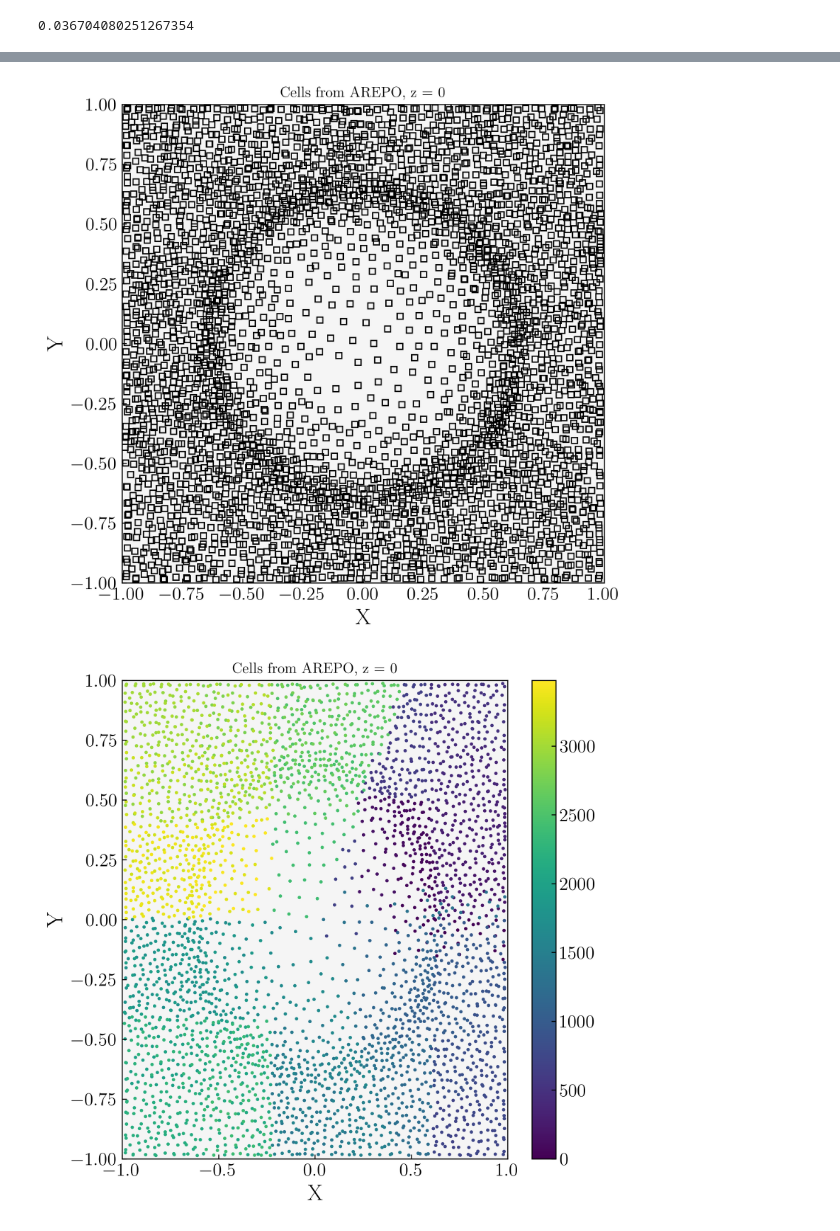
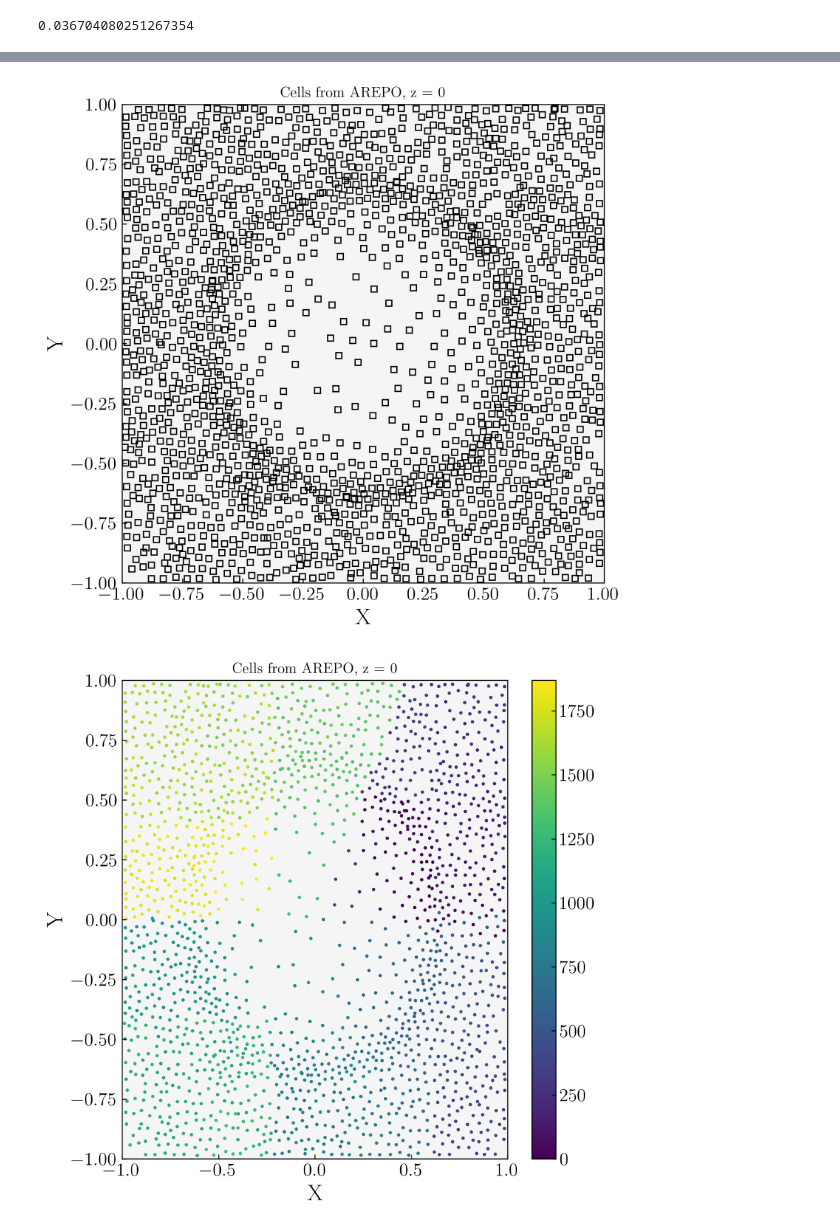
Before and after one commit to rich-tde/tde_wind, a Jupyter notebook: shock_surface.ipynb, the cells around one changed output, grey strips where cells are left out. Cells and saved outputs as stored; diff of their text form; code cells hidden in the pictures.

```diff
--- a/shock_surface.ipynb
+++ b/shock_surface.ipynb
@@ -17 +15,5 @@ save = True
+# %%
+save = True
+snap = '100'
+path = f'sedov/{snap}'
 # %%
@@ -132,7 +138,7 @@ dir = []
 for i in range(len(x_dir)):
     dir.append([x_dir[i], y_dir[i], z_dir[i]])
 # %%
-sim_tree, X, Y, Z, Vol, VX, VY, VZ, Den, Press, Temp = make_tree('data_sim')
+sim_tree, X, Y, Z, Vol, VX, VY, VZ, Den, Press, Temp = make_tree(path)
 dim_cell = (3*Vol/(4*np.pi))**(1/3)
 # %% [output]
 all T=0, bro. Compute by myself!
@@ -257,19 +267,19 @@ plt.show()
 # %%
 fig, ax = plt.subplots(1,1,figsize = (7,7))
-ax.plot(X[np.logical_and(Z<z_chosen+step, Z>z_chosen-step)], Y[np.logical_and(Z<z_chosen+step, Z>z_chosen-step)], 'ks', markerfacecolor='none', ms = 5, markeredgecolor='k')
+ax.plot(X[np.logical_and(Z<z_chosen+0.02, Z>z_chosen-0.02)], Y[np.logical_and(Z<z_chosen+0.02, Z>z_chosen-0.02)], 'ks', markerfacecolor='none', ms = 5, markeredgecolor='k')
 ax.set_xlim(-1,1)
 ax.set_ylim(-1,1)
 ax.set_xlabel('X', fontsize = 18)
 ax.set_ylabel('Y', fontsize = 18)
 plt.title(f'Cells from AREPO, z = {z_chosen}')
 if save == True:
     plt.savefig('Figs/0cross_section.png')
 plt.show()
 # %% [output]
-[figure, old version]
+[figure, new version]
 # %%
 fig, ax = plt.subplots(1,1,figsize = (7,7))
-img = ax.scatter(X[np.logical_and(Z<z_chosen+step, Z>z_chosen-step)], Y[np.logical_and(Z<z_chosen+step, Z>z_chosen-step)], c = np.arange(len(X[np.logical_and(Z<z_chosen+step, Z>z_chosen-step)])), s=3)
+img = ax.scatter(X[np.logical_and(Z<z_chosen+0.02, Z>z_chosen-0.02)], Y[np.logical_and(Z<z_chosen+0.02, Z>z_chosen-0.02)], c = np.arange(len(X[np.logical_and(Z<z_chosen+0.02, Z>z_chosen-0.02)])), s=3)
 cbar = plt.colorbar(img)
 ax.set_xlim(-1,1)
 ax.set_ylim(-1,1)
@@ -280,4 +290,4 @@ if save == True:
     plt.savefig('Figs/0cross_section_positions.png')
 plt.show()
 # %% [output]
-[figure, old version]
+[figure, new version]
```
Also changed, not shown: parts of 9 cells of this notebook, 10 other files.
